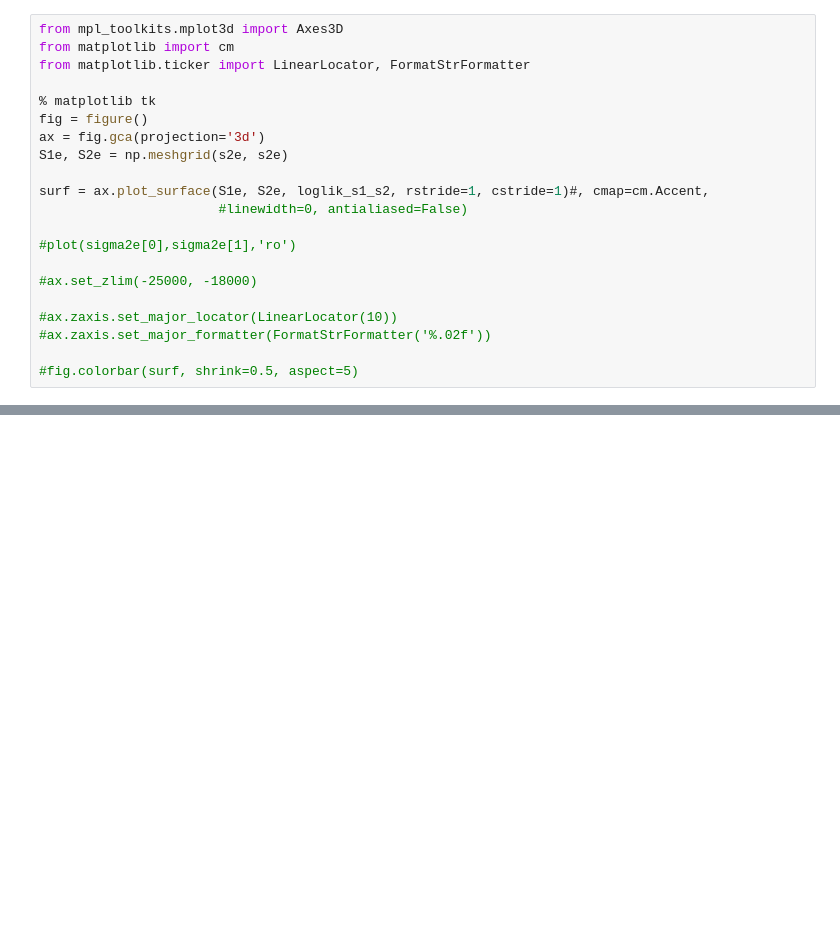
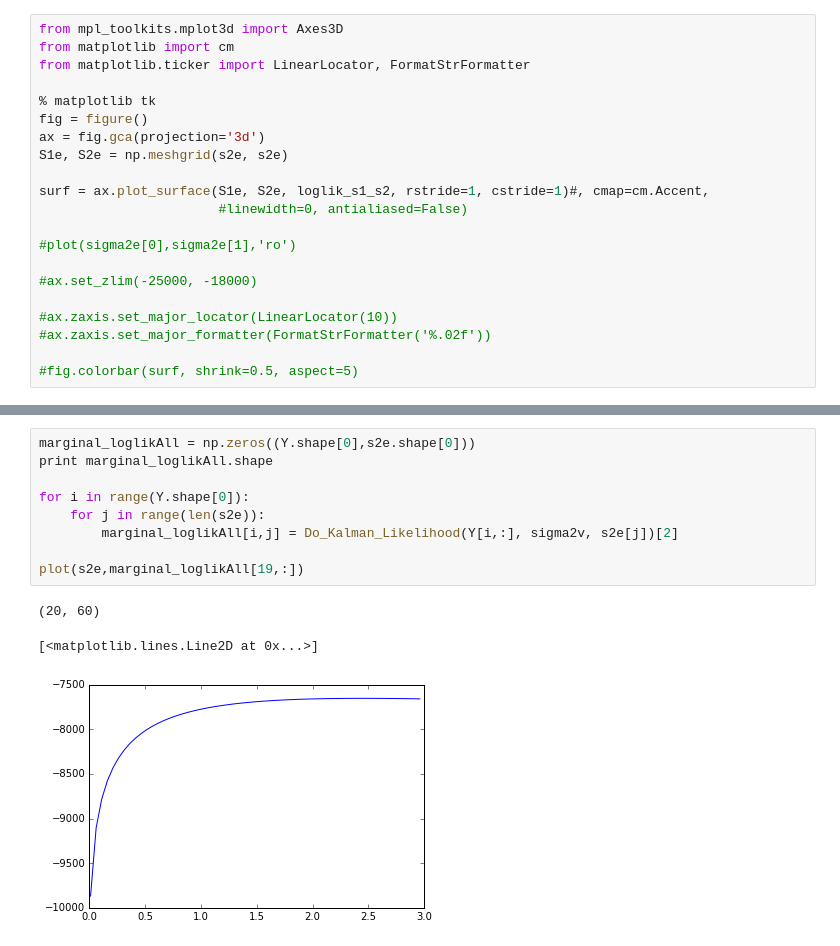
Before and after one commit to lciti/SEAS2016, a Jupyter notebook: ClusteringKalmanBasedOnSigma2e.ipynb, the cells around one changed output, grey strips where cells are left out. Cells and saved outputs as stored; diff of their text form; blank space fills up the shorter version.

```diff
--- a/ClusteringKalmanBasedOnSigma2e.ipynb
+++ b/ClusteringKalmanBasedOnSigma2e.ipynb
@@ -298,0 +303,13 @@ plot(x_map)
+# %%
+marginal_loglikAll = np.zeros((Y.shape[0],s2e.shape[0]))
+print marginal_loglikAll.shape
+
+for i in range(Y.shape[0]):
+    for j in range(len(s2e)):
+        marginal_loglikAll[i,j] = Do_Kalman_Likelihood(Y[i,:], sigma2v, s2e[j])[2]
+
+plot(s2e,marginal_loglikAll[19,:])
+# %% [output]
+(20, 60)
+[<matplotlib.lines.Line2D at 0x...>]
+[figure, added]
```
Also changed, not shown: parts of 19 cells of this notebook.
